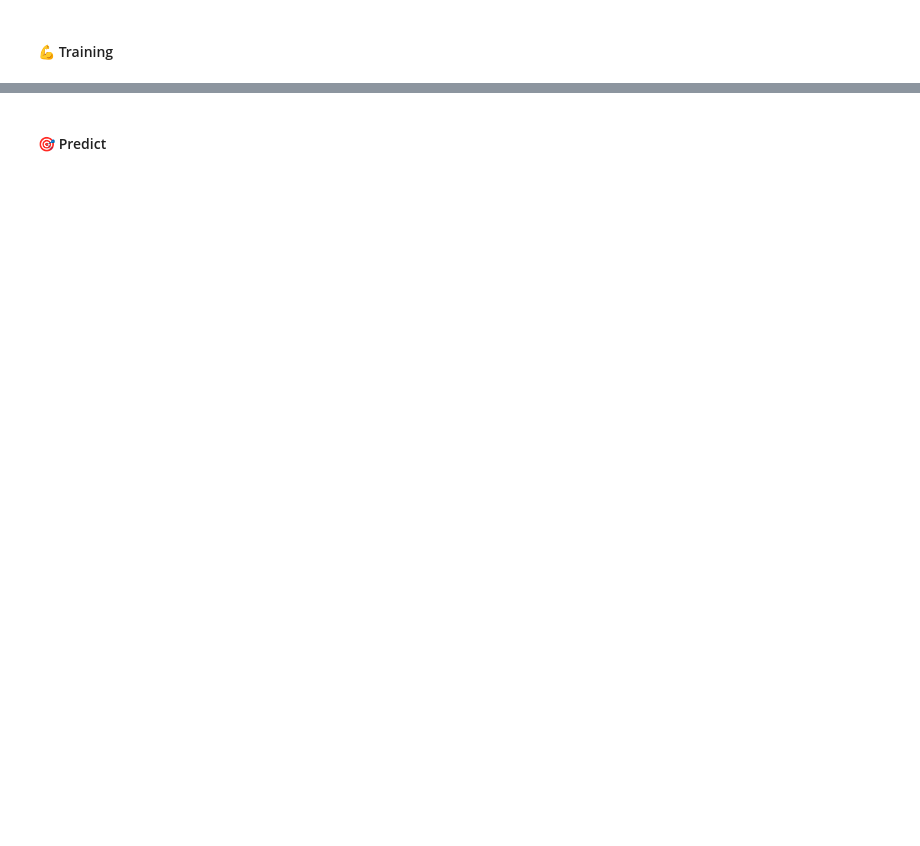
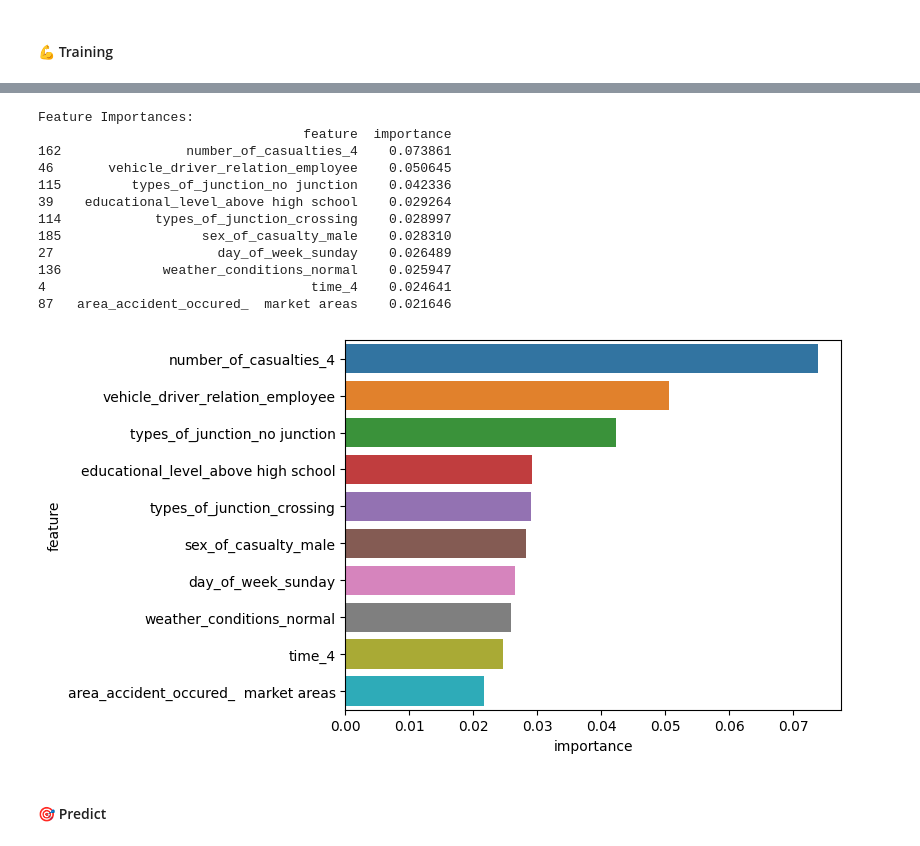
Before and after one commit to diegogerwig/TheBridge_DataScience_Proyecto_MachineLearning, a Jupyter notebook: notebooks/03_Entrenamiento_Evaluacion.ipynb, the cells around one changed output, grey strips where cells are left out. Drawn from its saved outputs; the diff is of its cells as text; code cells hidden in the pictures; blank space fills up the shorter version.

```diff
--- a/notebooks/03_Entrenamiento_Evaluacion.ipynb
+++ b/notebooks/03_Entrenamiento_Evaluacion.ipynb
@@ -107,6 +172,6 @@ params={"n_estimators" : [100,200],
 # %%
 #retrain the model with best parameters
-model=RandomForestClassifier(criterion="entropy",n_estimators=200)
+model=RandomForestClassifier(n_estimators=50, max_leaf_nodes=5, class_weight='balanced')
 model.fit(xtrain,ytrain)
 ypred=model.predict(xtest)
 # %%
@@ -144,2 +230,26 @@ plt.show()
+# %%
+# Print the feature importances
+feature_importances = model.feature_importances_
+feature_names = x.columns
+feature_importances_df = pd.DataFrame({'feature': feature_names, 'importance': feature_importances})
+feature_importances_df = feature_importances_df.sort_values('importance', ascending=False)
+print("\nFeature Importances:")
+print(feature_importances_df.head(10))
+
+sns.barplot(x='importance', y='feature', data=feature_importances_df.head(10), hue='feature');
+# %% [output]
+Feature Importances:
+                                  feature  importance
+162                number_of_casualties_4    0.073861
+46       vehicle_driver_relation_employee    0.050645
+115         types_of_junction_no junction    0.042336
+39    educational_level_above high school    0.029264
+114            types_of_junction_crossing    0.028997
+185                  sex_of_casualty_male    0.028310
+27                     day_of_week_sunday    0.026489
+136             weather_conditions_normal    0.025947
+4                                  time_4    0.024641
+87   area_accident_occured_  market areas    0.021646
+[figure, added]
 # %% [markdown]
 #### 🎯 Predict
```
Also changed, not shown: parts of 15 cells of this notebook, 2 other files.
